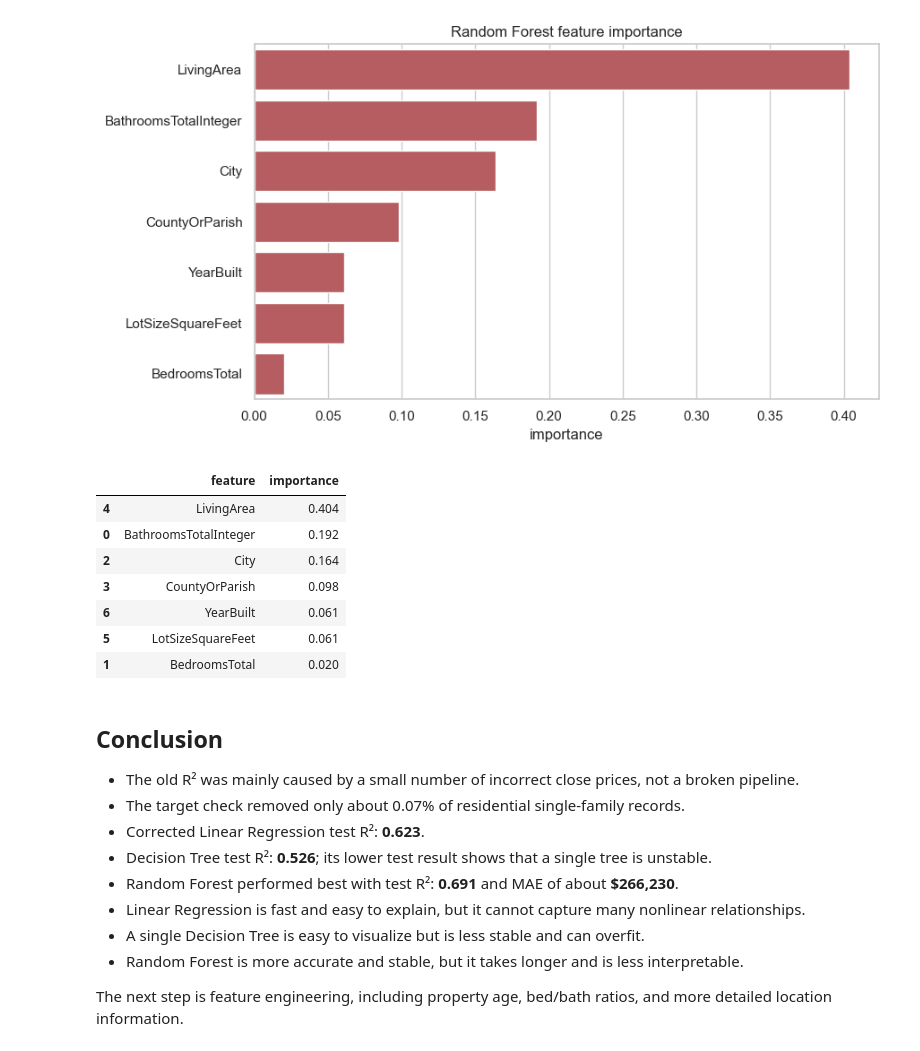
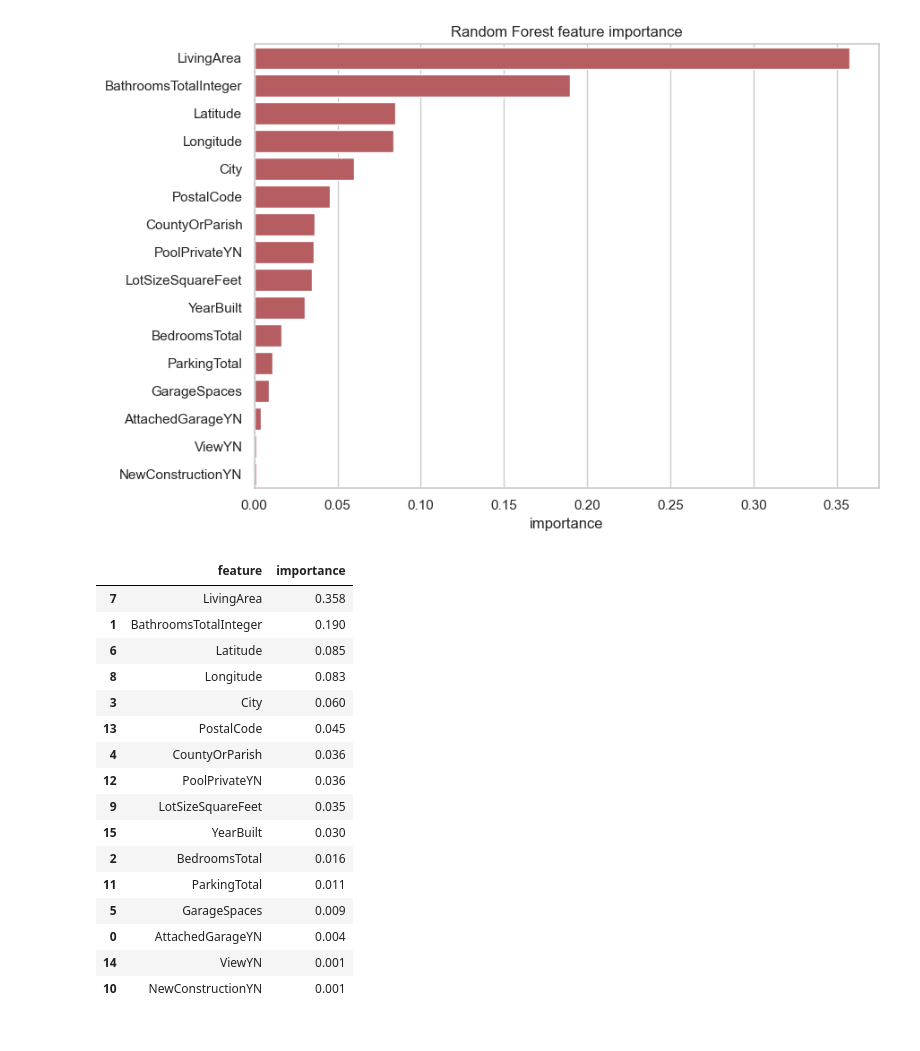
Before and after one commit to Jackyfirrest/IDX-Exchange-Data-Science, a Jupyter notebook: notebooks/04_model_comparison.ipynb, the cells around one changed output. Drawn from its saved outputs; the diff is of its cells as text; code cells hidden in the pictures.

Commit message:
Add Week 6 feature engineering analysis

```diff
--- a/notebooks/04_model_comparison.ipynb
+++ b/notebooks/04_model_comparison.ipynb
@@ -158,0 +148,17 @@ Linear Regression uses scaling because its coefficients depend on feature size.
+# %%
+def make_preprocessor(numeric_features, categorical_features, scale_numeric=False):
+    numeric_steps = [
+        ("imputer", SimpleImputer(strategy="median", add_indicator=True))
+    ]
+    if scale_numeric:
+        numeric_steps.append(("scaler", StandardScaler()))
+
+    return ColumnTransformer([
+        ("numeric", Pipeline(numeric_steps), numeric_features),
+        ("categorical", Pipeline([
+            ("imputer", SimpleImputer(strategy="constant", fill_value="Unknown")),
+            ("onehot", OneHotEncoder(
+                handle_unknown="infrequent_if_exist", min_frequency=10
+            )),
+        ]), categorical_features),
+    ])
@@ -335,49 +357,44 @@ plt.show()
 # %%
-forest_pipeline = models["Random Forest"]
-feature_names = forest_pipeline.named_steps["preprocessor"].get_feature_names_out()
+forest = models["Random Forest"]
+encoded_names = forest.named_steps["preprocessor"].get_feature_names_out()
 encoded_importance = pd.DataFrame({
-    "feature": feature_names,
-    "importance": forest_pipeline.named_steps["model"].feature_importances_,
+    "encoded_feature": encoded_names,
+    "importance": forest.named_steps["model"].feature_importances_,
 })
 
 def original_feature(encoded_name):
-    if encoded_name.startswith("numeric__"):
-        return encoded_name.replace("numeric__", "")
-    if encoded_name.startswith("categorical__City_"):
-        return "City"
-    return "CountyOrParish"
+    for feature in expanded_features:
+        if feature in encoded_name:
+            return feature
+    return encoded_name
 
-encoded_importance["feature"] = encoded_importance["feature"].map(original_feature)
+encoded_importance["feature"] = encoded_importance["encoded_feature"].map(original_feature)
 importance = (encoded_importance.groupby("feature", as_index=False)["importance"]
               .sum().sort_values("importance", ascending=False))
 
-plt.figure(figsize=(9, 5))
+plt.figure(figsize=(9, 6))
 sns.barplot(data=importance, x="importance", y="feature", color="#C44E52")
 plt.title("Random Forest feature importance")
 plt.ylabel("")
 plt.tight_layout()
 plt.show()
 display(importance)
 # %% [output]
-[figure, old version]
+[figure, new version]
 |  | feature | importance |
-| 4 | LivingArea | 0.404 |
-| 0 | BathroomsTotalInteger | 0.192 |
-| 2 | City | 0.164 |
-| 3 | CountyOrParish | 0.098 |
-| 6 | YearBuilt | 0.061 |
-| 5 | LotSizeSquareFeet | 0.061 |
-| 1 | BedroomsTotal | 0.020 |
+| 7 | LivingArea | 0.358 |
+| 1 | BathroomsTotalInteger | 0.190 |
+| 6 | Latitude | 0.085 |
+| 8 | Longitude | 0.083 |
+| 3 | City | 0.060 |
+| 13 | PostalCode | 0.045 |
+| 4 | CountyOrParish | 0.036 |
+| 12 | PoolPrivateYN | 0.036 |
+| 9 | LotSizeSquareFeet | 0.035 |
+| 15 | YearBuilt | 0.030 |
+| 2 | BedroomsTotal | 0.016 |
+| 11 | ParkingTotal | 0.011 |
+| 5 | GarageSpaces | 0.009 |
+| 0 | AttachedGarageYN | 0.004 |
+| 14 | ViewYN | 0.001 |
+| 10 | NewConstructionYN | 0.001 |
-# %% [markdown]
-## Conclusion
-
-- The old R² was mainly caused by a small number of incorrect close prices, not a broken pipeline.
-- The target check removed only about 0.07% of residential single-family records.
-- Corrected Linear Regression test R²: **0.623**.
-- Decision Tree test R²: **0.526**; its lower test result shows that a single tree is unstable.
-- Random Forest performed best with test R²: **0.691** and MAE of about **$266,230**.
-- Linear Regression is fast and easy to explain, but it cannot capture many nonlinear relationships.
-- A single Decision Tree is easy to visualize but is less stable and can overfit.
-- Random Forest is more accurate and stable, but it takes longer and is less interpretable.
-
-The next step is feature engineering, including property age, bed/bath ratios, and more detailed location information.
```
Also changed, not shown: parts of 24 cells of this notebook, 3 other files.
